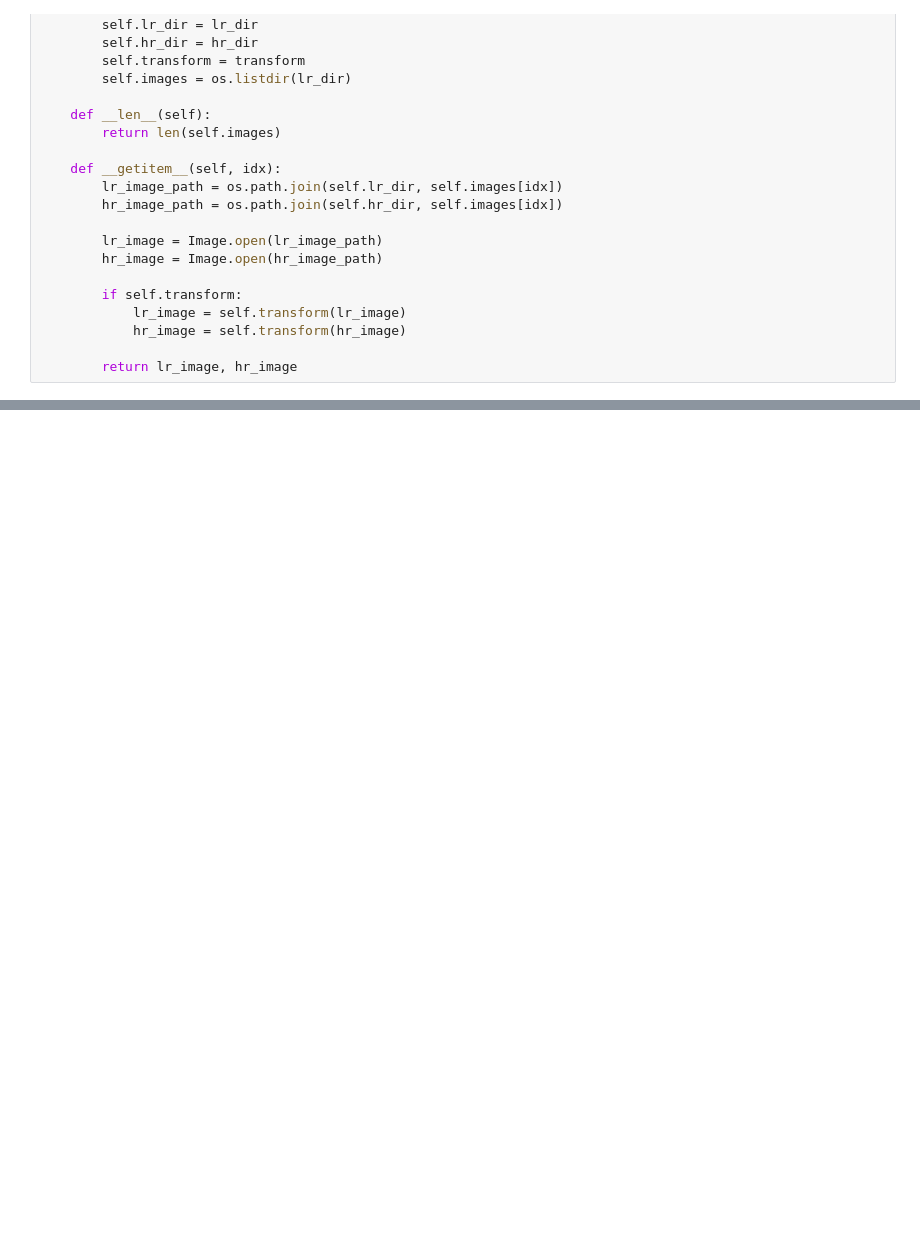
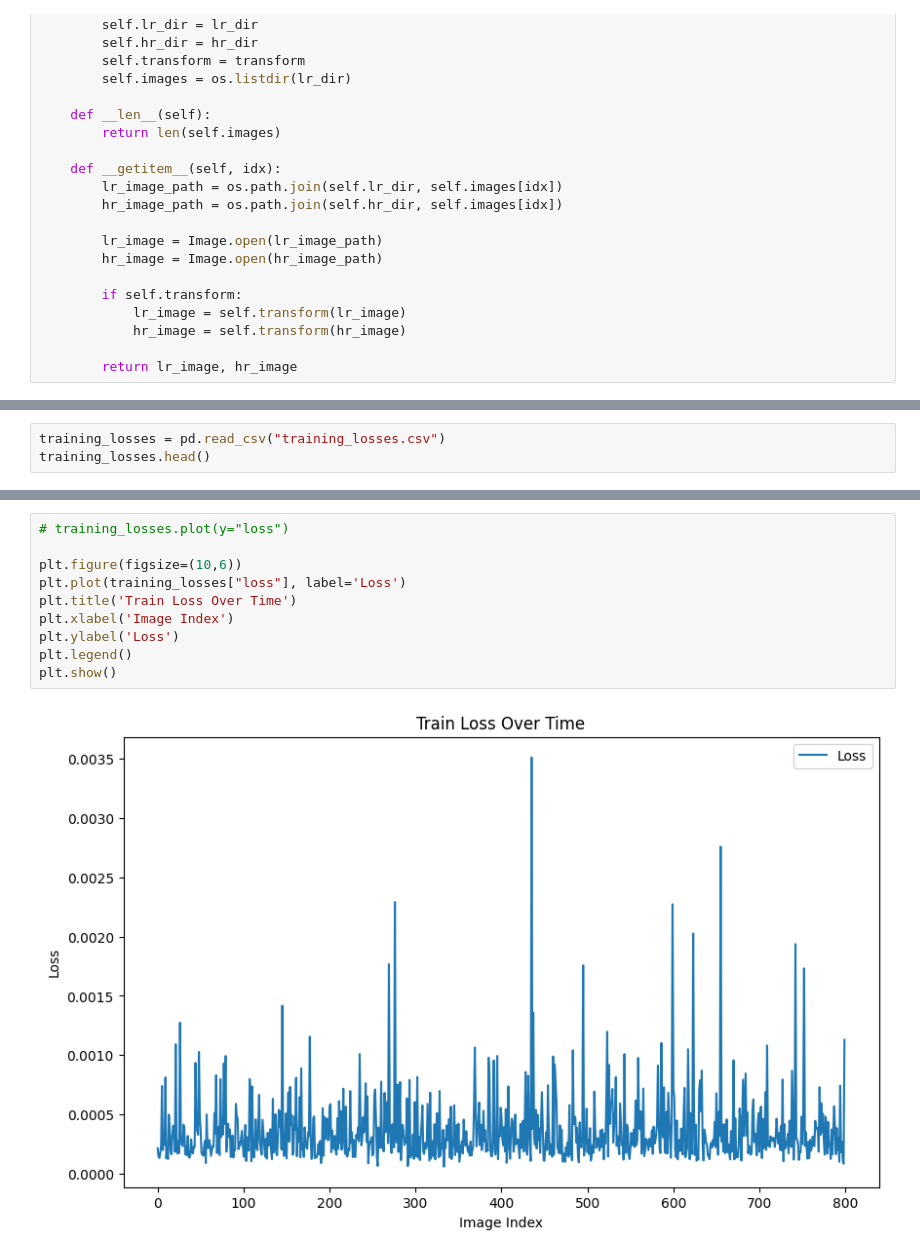
Before and after one commit to joshkmartinez/swin-transformer-super-resolution, a Jupyter notebook: project.ipynb, the cells around one changed output, grey strips where cells are left out. Drawn from its saved outputs; the diff is of its cells as text; blank space fills up the shorter version.

```diff
--- a/project.ipynb
+++ b/project.ipynb
@@ -201,0 +283,3 @@ print("Training complete")
+# %%
+training_losses = pd.read_csv("training_losses.csv")
+training_losses.head()
@@ -201,0 +293,12 @@ print("Training complete")
+# %%
+# training_losses.plot(y="loss")
+
+plt.figure(figsize=(10,6))
+plt.plot(training_losses["loss"], label='Loss')
+plt.title('Train Loss Over Time')
+plt.xlabel('Image Index')
+plt.ylabel('Loss')
+plt.legend()
+plt.show()
+# %% [output]
+[figure, added]
```
Also changed, not shown: parts of 22 cells of this notebook.
